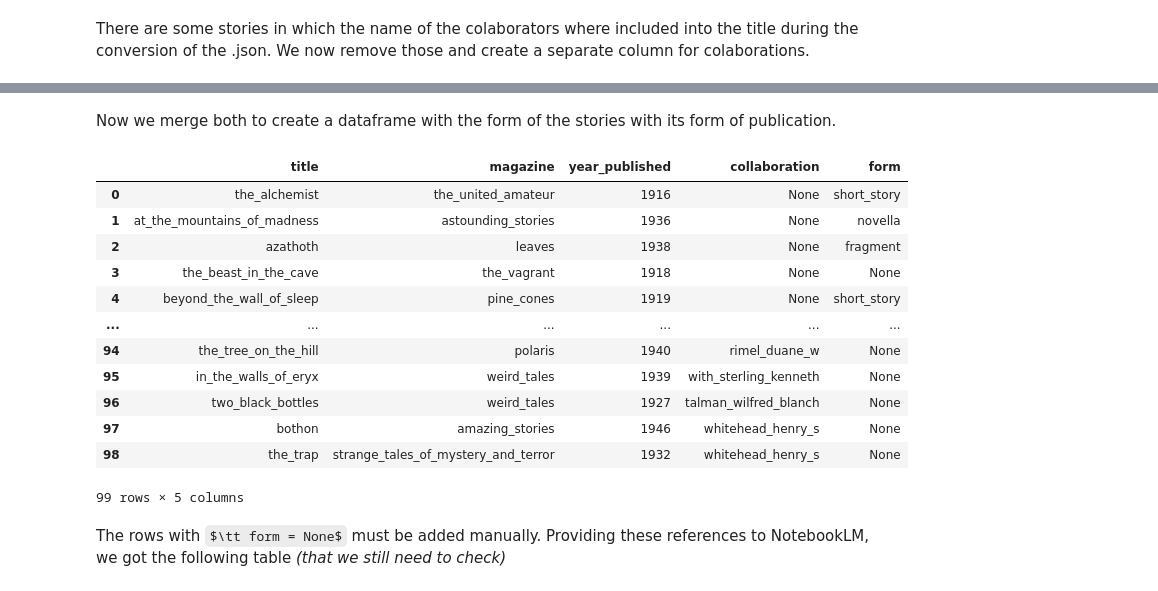
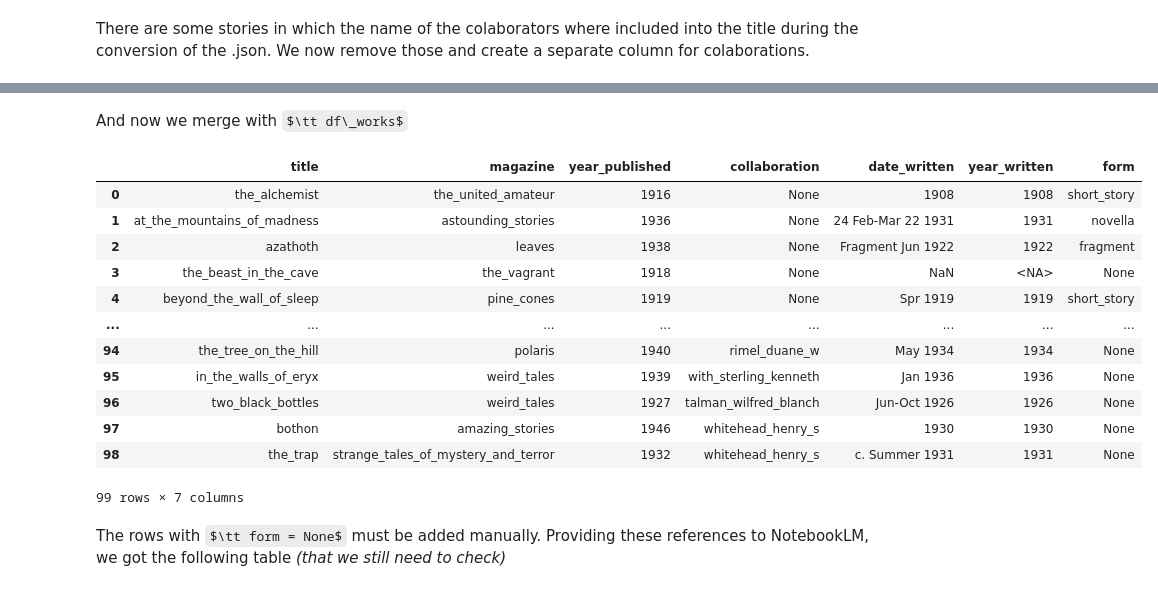
Before and after one commit to LFD103108/lovecraft, a Jupyter notebook: notebooks/02_publication_clean.ipynb, the cells around one changed output, grey strips where cells are left out. Drawn from its saved outputs; the diff is of its cells as text; code cells hidden in the pictures; some formulas as TeX source.

Commit message:
adding year written to publication dataframe

```diff
--- a/notebooks/02_publication_clean.ipynb
+++ b/notebooks/02_publication_clean.ipynb
@@ -117,0 +188,23 @@ df_fiction = df_fiction.drop(columns={'id','Date written', 'Date published'})
+# %%
+def extract_year(date_str):
+    """
+    Extracts a 4-digit year from messy date strings.
+    Examples handled:
+      - "24 Feb-Mar 22 1931"  → 1931
+      - "Sum-early Fall 1917" → 1917
+      - "March 1945"          → 1945
+      - "1899"                → 1899
+      - None / NaN            → None
+    """
+    if not isinstance(date_str, str):
+        return None
+
+    # Find all 4-digit numbers that look like years (1800–2099)
+    years = re.findall(r'\b(1[89]\d{2}|20\d{2})\b', date_str)
+
+    if years:
+        return int(years[-1])  # return the last match (most likely the year)
+
+    return None
+# %%
+df_fiction['year_written'] = df_fiction['date_written'].apply(extract_year).astype('Int64')
@@ -117,0 +220,2 @@ df_fiction = df_fiction.drop(columns={'id','Date written', 'Date published'})
+# %%
+df_collab['year_written'] = df_collab['date_written'].apply(extract_year).astype('Int64')
@@ -117,0 +233,3 @@ df_fiction = df_fiction.drop(columns={'id','Date written', 'Date published'})
+# %%
+df_collab_fiction = pd.concat([df_collab,df_fiction])
+df_collab_fiction
@@ -118,23 +250,23 @@ df_fiction = df_fiction.drop(columns={'id','Date written', 'Date published'})
 # %% [markdown]
-Now we merge both to create a dataframe with the form of the stories with its form of publication.
+And now we merge with $\tt df\_works$
 # %%
-df = pd.merge(df_works,df_fiction, on = ['title'],how='left')
+df = pd.merge(df_works,df_collab_fiction, on = ['title'],how='left')
 df['form'] = df['form'].apply(dftools.normalize_title)
 df
 # %% [output]
-|  | title | magazine | year_published | collaboration | form |
-| 0 | the_alchemist | the_united_amateur | 1916 | None | short_story |
-| 1 | at_the_mountains_of_madness | astounding_stories | 1936 | None | novella |
-| 2 | azathoth | leaves | 1938 | None | fragment |
-| 3 | the_beast_in_the_cave | the_vagrant | 1918 | None | None |
-| 4 | beyond_the_wall_of_sleep | pine_cones | 1919 | None | short_story |
-| ... | ... | ... | ... | ... | ... |
-| 94 | the_tree_on_the_hill | polaris | 1940 | rimel_duane_w | None |
-| 95 | in_the_walls_of_eryx | weird_tales | 1939 | with_sterling_kenneth | None |
-| 96 | two_black_bottles | weird_tales | 1927 | talman_wilfred_blanch | None |
-| 97 | bothon | amazing_stories | 1946 | whitehead_henry_s | None |
-| 98 | the_trap | strange_tales_of_mystery_and_terror | 1932 | whitehead_henry_s | None |
+|  | title | magazine | year_published | collaboration | date_written | year_written | form |
+| 0 | the_alchemist | the_united_amateur | 1916 | None | 1908 | 1908 | short_story |
+| 1 | at_the_mountains_of_madness | astounding_stories | 1936 | None | 24 Feb-Mar 22 1931 | 1931 | novella |
+| 2 | azathoth | leaves | 1938 | None | Fragment Jun 1922 | 1922 | fragment |
+| 3 | the_beast_in_the_cave | the_vagrant | 1918 | None | NaN | <NA> | None |
+| 4 | beyond_the_wall_of_sleep | pine_cones | 1919 | None | Spr 1919 | 1919 | short_story |
+| ... | ... | ... | ... | ... | ... | ... | ... |
+| 94 | the_tree_on_the_hill | polaris | 1940 | rimel_duane_w | May 1934 | 1934 | None |
+| 95 | in_the_walls_of_eryx | weird_tales | 1939 | with_sterling_kenneth | Jan 1936 | 1936 | None |
+| 96 | two_black_bottles | weird_tales | 1927 | talman_wilfred_blanch | Jun-Oct 1926 | 1926 | None |
+| 97 | bothon | amazing_stories | 1946 | whitehead_henry_s | 1930 | 1930 | None |
+| 98 | the_trap | strange_tales_of_mystery_and_terror | 1932 | whitehead_henry_s | c. Summer 1931 | 1931 | None |
-99 rows × 5 columns
+99 rows × 7 columns
 # %% [markdown]
 The rows with $\tt form = None$ must be added manually. Providing these references to NotebookLM, we got the following table *(that we still need to check)*
 # %%
```
Also changed, not shown: parts of 24 cells of this notebook, 1 other file.
